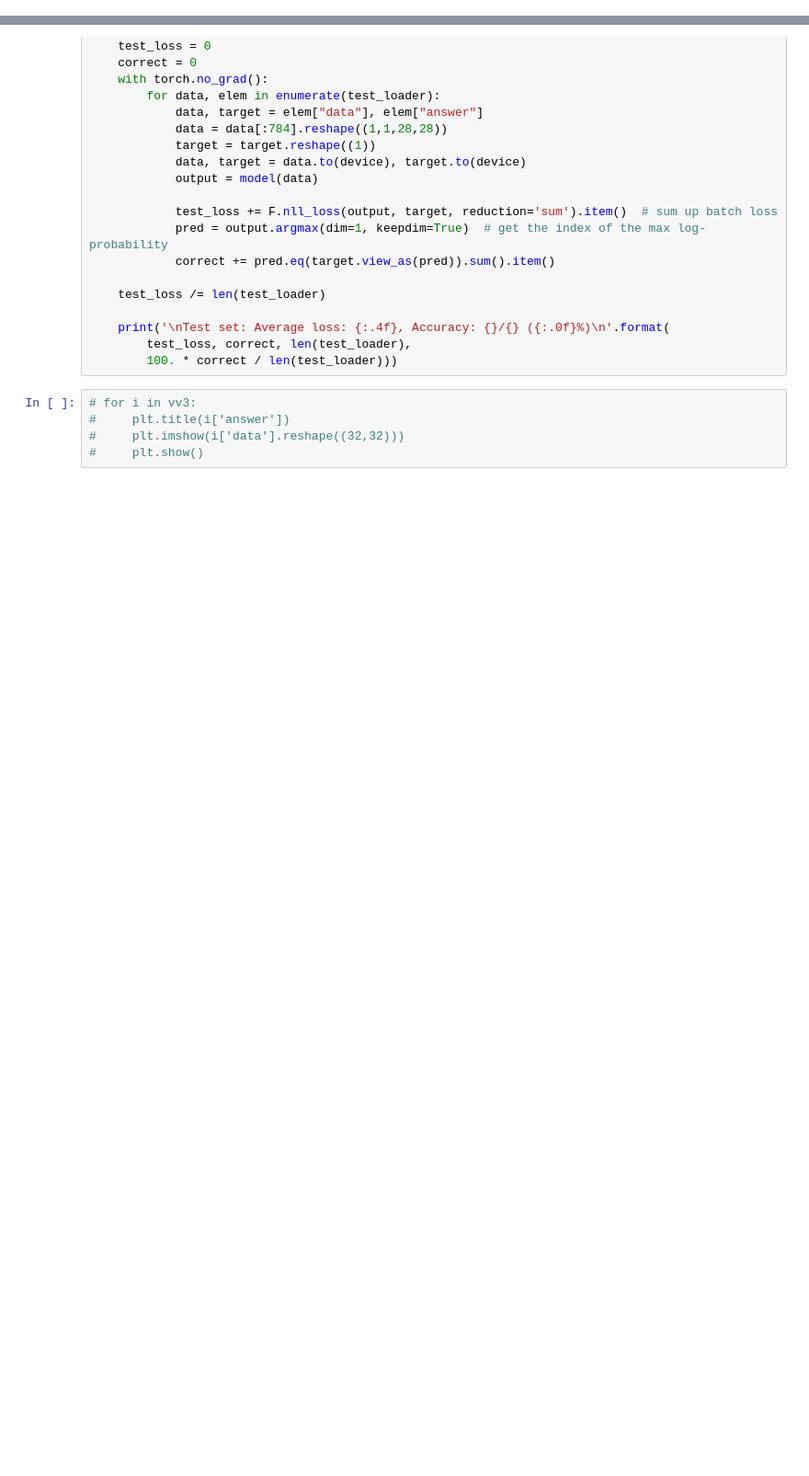
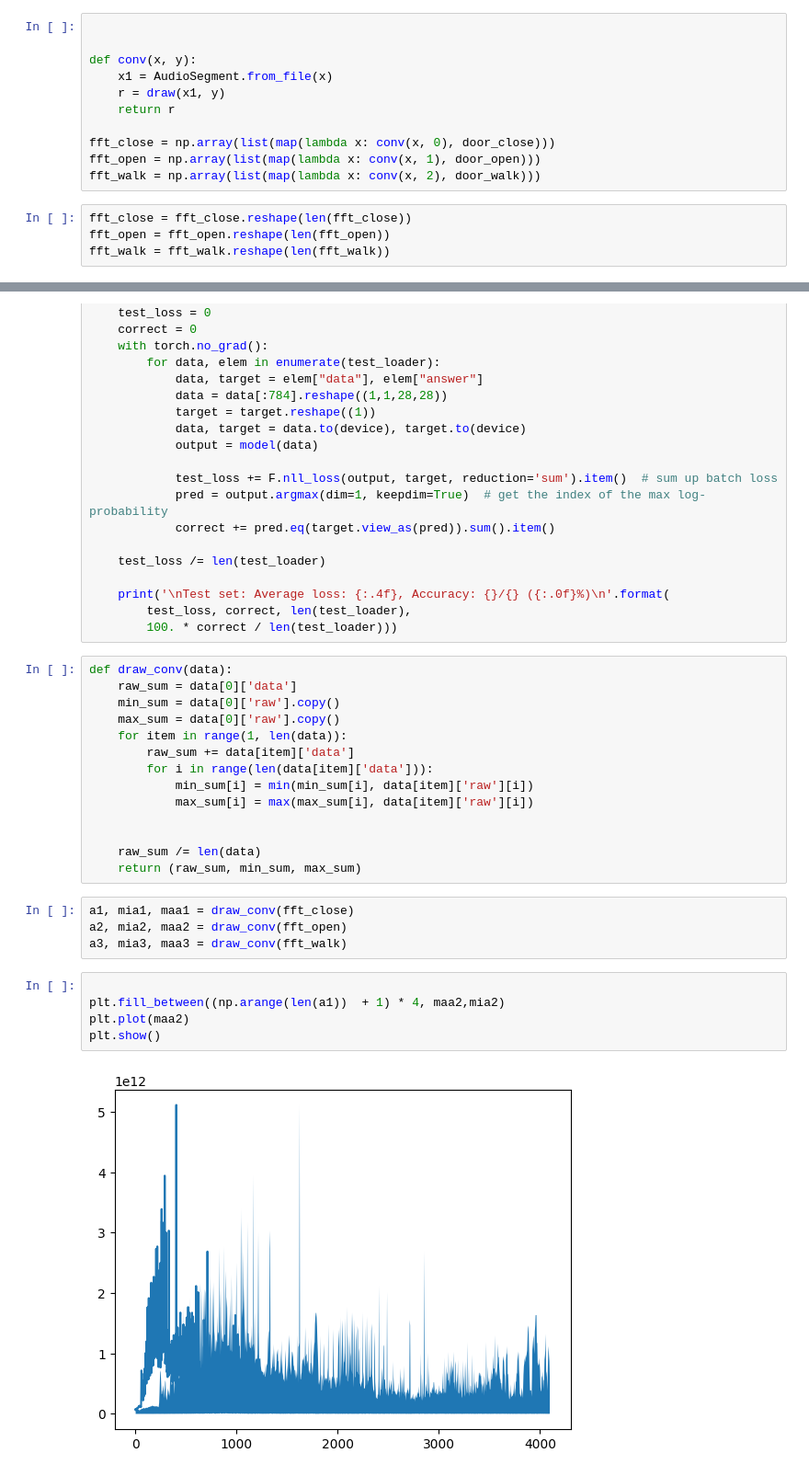
Before and after one commit to Piorosen/recognizing-human-using-fft, a Jupyter notebook: test.ipynb, the cells around one changed output, grey strips where cells are left out. Shown at 92% size. Saved outputs shown, nothing was run; the diff lists cells and outputs as text; blank space fills up the shorter version.

```diff
--- a/test.ipynb
+++ b/test.ipynb
@@ -51,0 +59,15 @@ tt3 = np.append(tt1, tt2)
+# %%
+
+
+def conv(x, y):
+    x1 = AudioSegment.from_file(x)
+    r = draw(x1, y)
+    return r
+
+fft_close = np.array(list(map(lambda x: conv(x, 0), door_close)))
+fft_open = np.array(list(map(lambda x: conv(x, 1), door_open)))
+fft_walk = np.array(list(map(lambda x: conv(x, 2), door_walk)))
+# %%
+fft_close = fft_close.reshape(len(fft_close))
+fft_open = fft_open.reshape(len(fft_open))
+fft_walk = fft_walk.reshape(len(fft_walk))
@@ -127,8 +155,28 @@ def test(model, device, test_loader):
     print('\nTest set: Average loss: {:.4f}, Accuracy: {}/{} ({:.0f}%)\n'.format(
         test_loss, correct, len(test_loader),
         100. * correct / len(test_loader)))
-# %%
-# for i in vv3:
-#     plt.title(i['answer'])
-#     plt.imshow(i['data'].reshape((32,32)))
-#     plt.show()
+# %%
+def draw_conv(data):
+    raw_sum = data[0]['data']
+    min_sum = data[0]['raw'].copy()
+    max_sum = data[0]['raw'].copy()
+    for item in range(1, len(data)):
+        raw_sum += data[item]['data']
+        for i in range(len(data[item]['data'])):
+            min_sum[i] = min(min_sum[i], data[item]['raw'][i])
+            max_sum[i] = max(max_sum[i], data[item]['raw'][i])
+
+
+    raw_sum /= len(data)
+    return (raw_sum, min_sum, max_sum)
+# %%
+a1, mia1, maa1 = draw_conv(fft_close)
+a2, mia2, maa2 = draw_conv(fft_open)
+a3, mia3, maa3 = draw_conv(fft_walk)
+# %%
+
+plt.fill_between((np.arange(len(a1))  + 1) * 4, maa2,mia2)
+plt.plot(maa2)
+plt.show()
+# %% [output]
+[figure, added]
```
Also changed, not shown: parts of 16 cells of this notebook, 6 other files.
